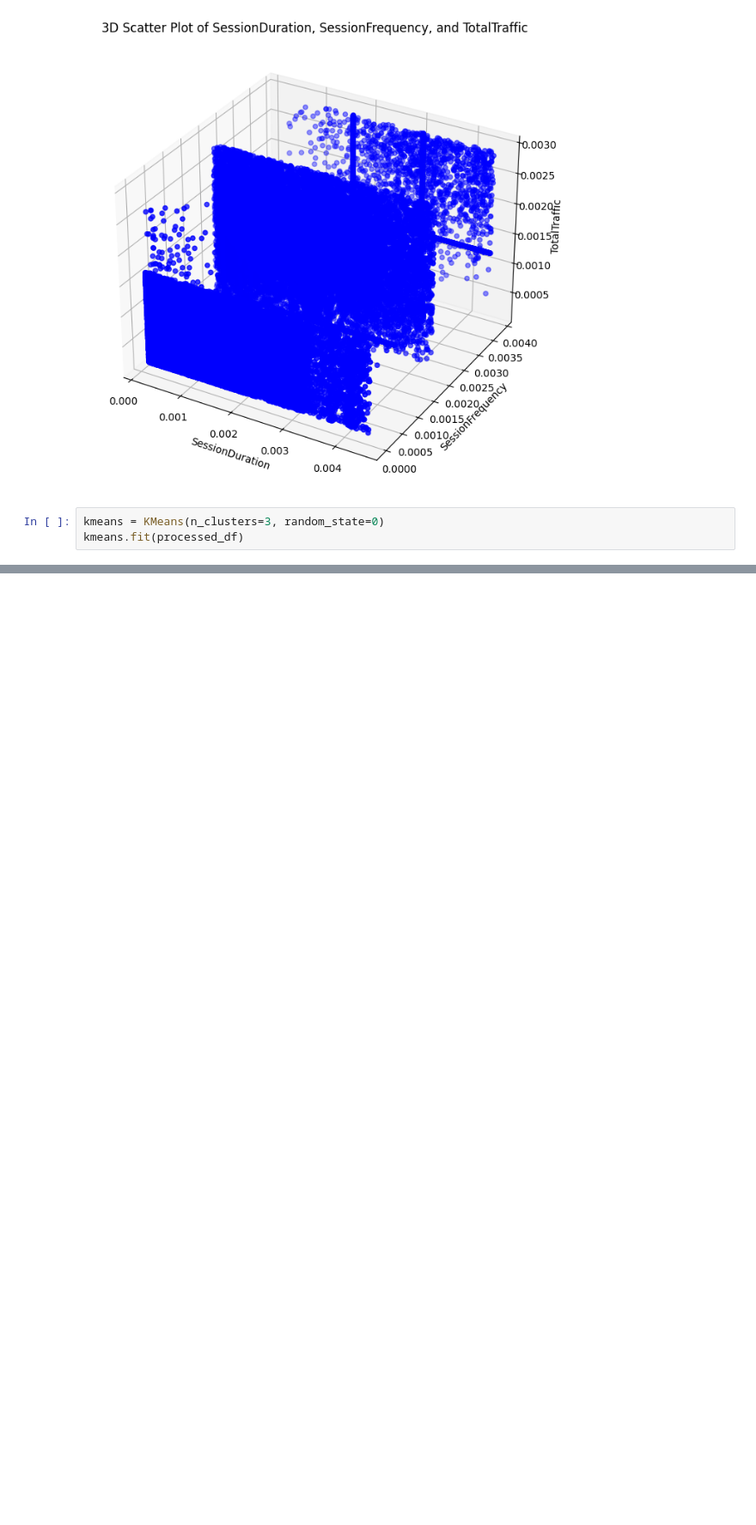
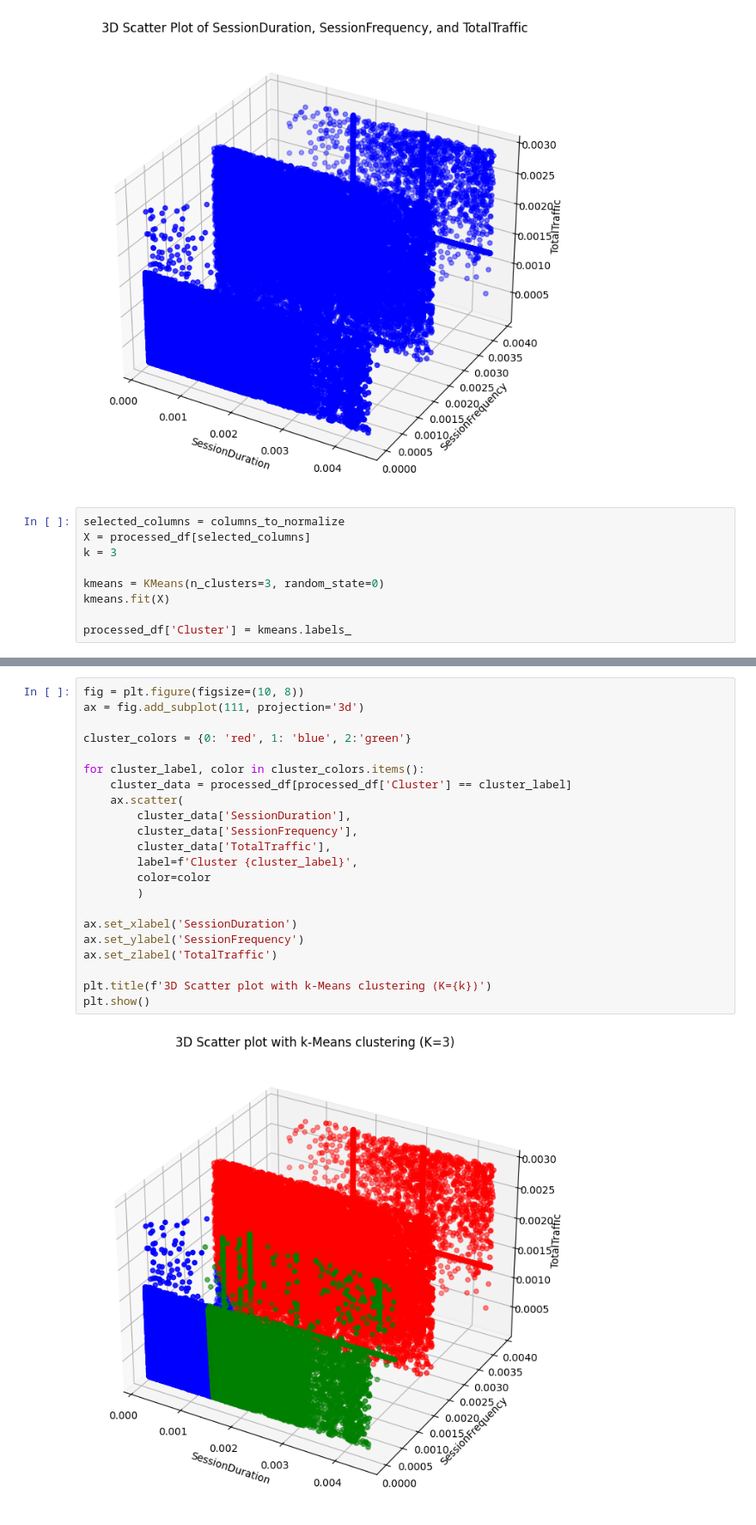
Before and after one commit to Misganaw-Berihun/User_analytics_in_Telecommunication, a Jupyter notebook: notebooks/03_user_engagement_analysis.ipynb, the cells around one changed output, grey strips where cells are left out. Shown: that part at 86% size. Saved outputs shown, nothing was run; the diff lists cells and outputs as text; blank space fills up the shorter version.

```diff
--- a/notebooks/03_user_engagement_analysis.ipynb
+++ b/notebooks/03_user_engagement_analysis.ipynb
@@ -188,5 +188,11 @@ plt.show()
 # %% [output]
 [figure]
 # %%
+selected_columns = columns_to_normalize
+X = processed_df[selected_columns]
+k = 3
+
 kmeans = KMeans(n_clusters=3, random_state=0)
-kmeans.fit(processed_df)
+kmeans.fit(X)
+
+processed_df['Cluster'] = kmeans.labels_
@@ -194,0 +201,24 @@ KMeans(n_clusters=3, random_state=0)
+# %%
+fig = plt.figure(figsize=(10, 8))
+ax = fig.add_subplot(111, projection='3d')
+
+cluster_colors = {0: 'red', 1: 'blue', 2:'green'}
+
+for cluster_label, color in cluster_colors.items():
+    cluster_data = processed_df[processed_df['Cluster'] == cluster_label]
+    ax.scatter(
+        cluster_data['SessionDuration'],
+        cluster_data['SessionFrequency'],
+        cluster_data['TotalTraffic'],
+        label=f'Cluster {cluster_label}',
+        color=color
+        )
+
+ax.set_xlabel('SessionDuration')
+ax.set_ylabel('SessionFrequency')
+ax.set_zlabel('TotalTraffic')
+
+plt.title(f'3D Scatter plot with k-Means clustering (K={k})')
+plt.show()
+# %% [output]
+[figure, added]
```
Also changed, not shown: parts of 2 cells of this notebook, 1 other file.
